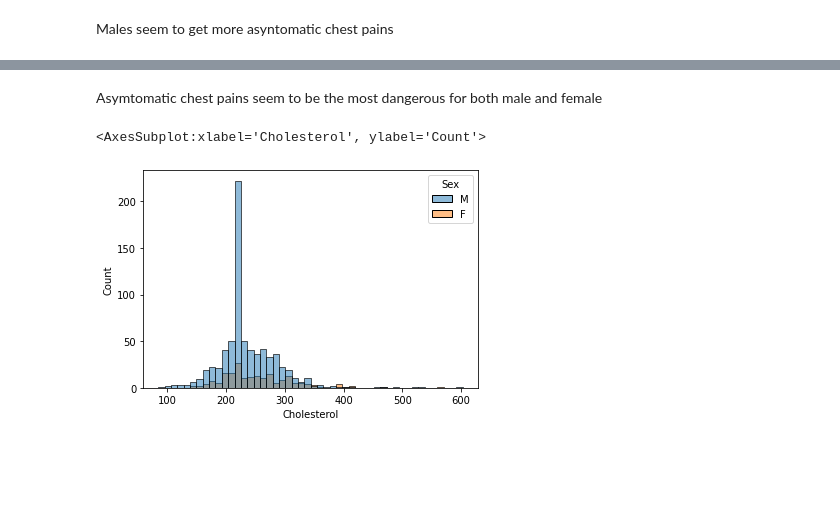
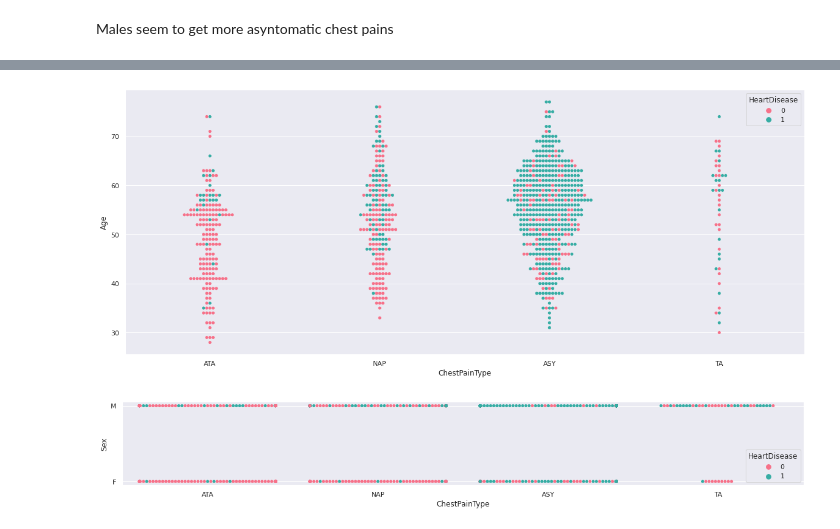
Before and after one commit to Lemonpi3/Heart-disease, a Jupyter notebook: heartfailure.ipynb, the cells around one changed output, grey strips where cells are left out. Saved outputs shown, nothing was run; the diff lists cells and outputs as text; code cells hidden in the pictures; blank space fills up the shorter version.

```diff
--- a/heartfailure.ipynb
+++ b/heartfailure.ipynb
@@ -239,7 +222,10 @@ female[female["HeartDisease"]>0]['ChestPainType'].hist(bins=8, color="red", alph
-# %% [markdown]
-Asymtomatic chest pains seem to be the most dangerous for both male and female
-# %%
-sns.histplot(data=data, x="Cholesterol", hue="Sex")
-# %% [output]
-<AxesSubplot:xlabel='Cholesterol', ylabel='Count'>
-[figure, removed]
+# %%
+sns.set(rc={'figure.figsize':(20,8)})
+sns.swarmplot(y="Age", x="ChestPainType", hue="HeartDisease", data=data, palette="husl");
+# %% [output]
+[figure, added]
+# %%
+sns.set(rc={'figure.figsize':(20,2.5)})
+sns.swarmplot(y="Sex", x="ChestPainType", hue="HeartDisease", data=data, palette="husl");
+# %% [output]
+[figure, added]
```
Also changed, not shown: parts of 41 cells of this notebook.
